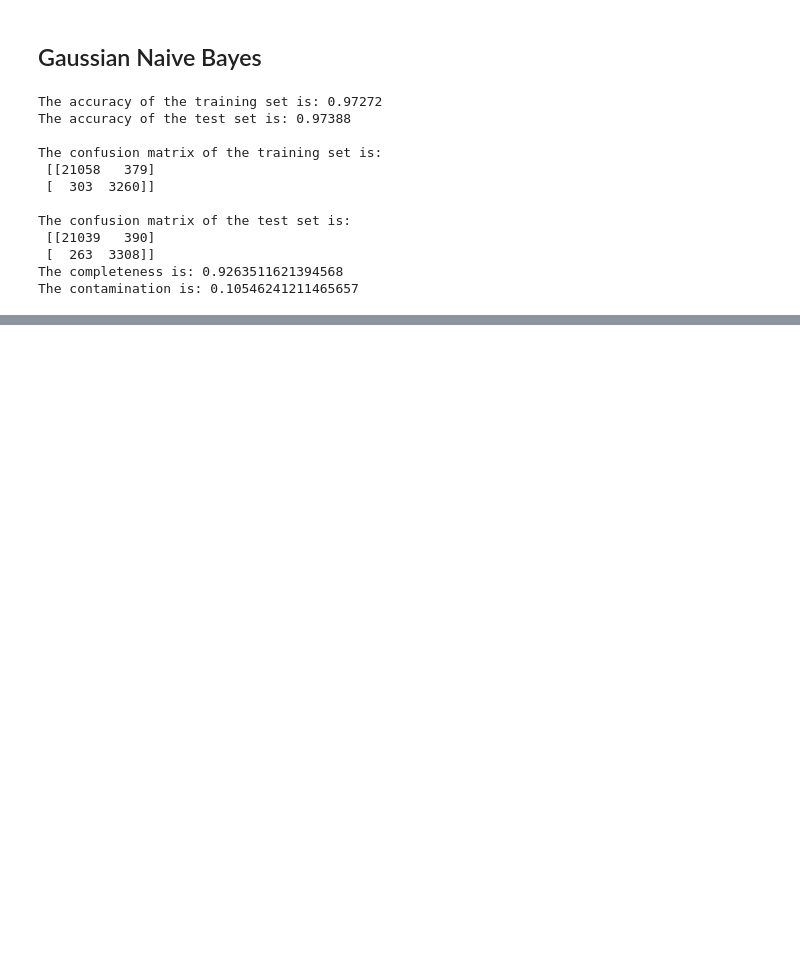
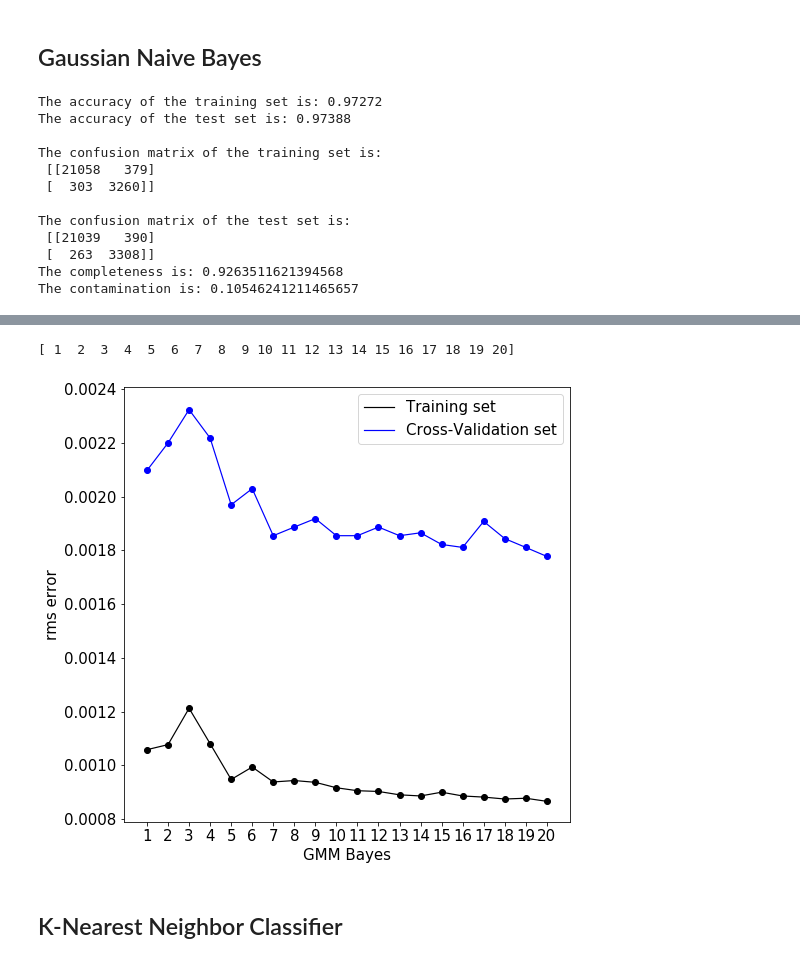
Before and after one commit to Federicatt/astrostatistics_bicocca_2023, a Jupyter notebook: working/L19_GalaxyvsQSO.ipynb, the cells around one changed output, grey strips where cells are left out. Drawn from its saved outputs; the diff is of its cells as text; code cells hidden in the pictures; blank space fills up the shorter version.

```diff
--- a/working/L19_GalaxyvsQSO.ipynb
+++ b/working/L19_GalaxyvsQSO.ipynb
@@ -200,0 +220,6 @@ fig, ax = plt.figure(figuresize=(13, 14))
+# %%
+gmm = GMMBayes()
+gmm.fit(xtrain, ytrain)
+
+train_pred_gmm = gmm.predict(xtrain)
+test_pred_gmm = gmm.predict(xtest)
@@ -200,0 +257,33 @@ fig, ax = plt.figure(figuresize=(13, 14))
+# %%
+#cross validation
+
+#KFolds
+kf = KFold(n_splits=5, shuffle=True, random_state=10)
+
+N = np.linspace(1, 20, 20, dtype=int)
+
+er_t_gmm = []
+er_val_gmm = []
+
+
+for i in N:
+    classif_gmm = GMMBayes(i, random_state=10)
+    error_train, error_validation = errors_cv(xtrain, ytrain, classif_gmm)
+
+    er_t_gmm.append(error_train)
+    er_val_gmm.append(error_validation)
+
+plt.plot(N, er_t_gmm, label='Training set', color='black', lw=1.2)
+plt.scatter(N, er_t_gmm, color='black')
+plt.plot(N, er_val_gmm, label='Cross-Validation set', color='b', lw=1.2)
+plt.scatter(N, er_val_gmm, color='b')
+plt.xlabel('GMM Bayes')
+plt.ylabel('rms error')
+plt.xticks(N)
+plt.legend()
+plt.show()
+# %% [output]
+[ 1  2  3  4  5  6  7  8  9 10 11 12 13 14 15 16 17 18 19 20]
+[figure, added]
+# %% [markdown]
+## K-Nearest Neighbor Classifier
```
Also changed, not shown: parts of 15 cells of this notebook.
